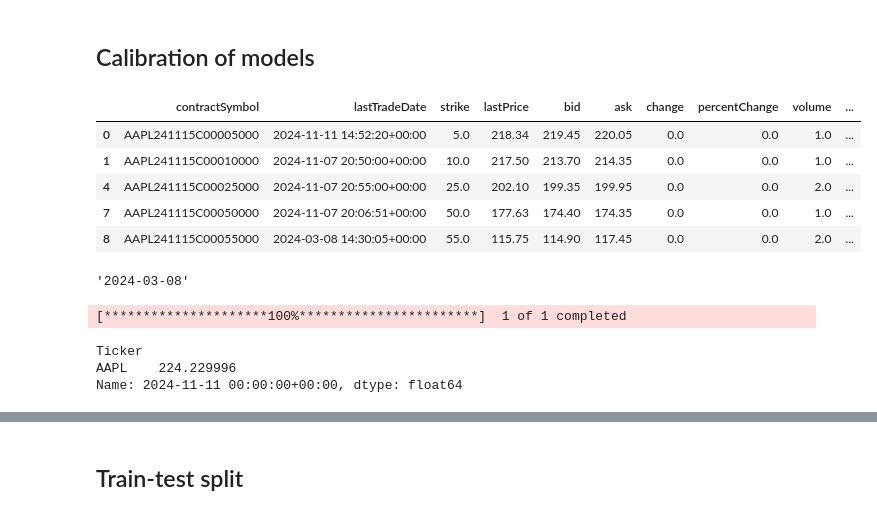
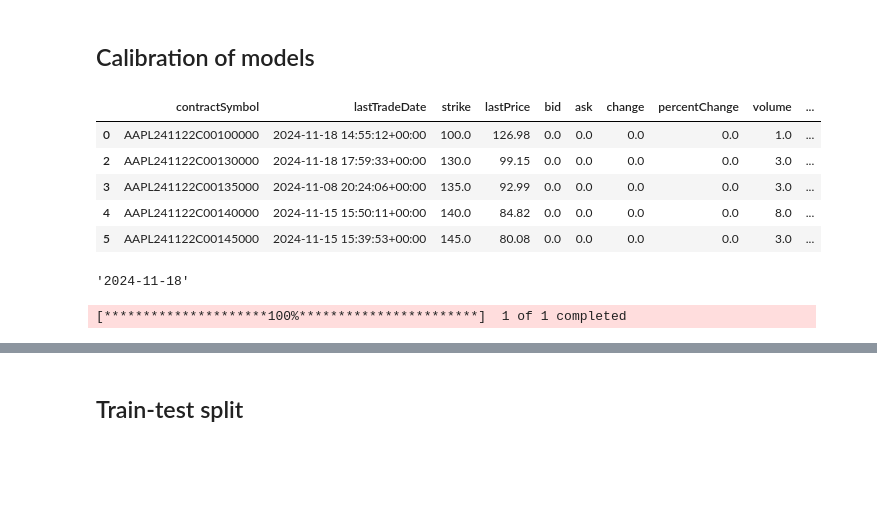
Before and after one commit to peulsilva/EA_recherche, a Jupyter notebook: notebooks/08-calibration.ipynb, the cells around one changed output, grey strips where cells are left out. Cells and saved outputs as stored; diff of their text form; code cells hidden in the pictures; blank space fills up the shorter version.

```diff
--- a/notebooks/08-calibration.ipynb
+++ b/notebooks/08-calibration.ipynb
@@ -53,22 +54,22 @@ def fetch_options(ticker : str):
 # %%
 aapl_options = fetch_options('AAPL')
 aapl_options['lastTradeDay'] = pd.to_datetime(aapl_options.lastTradeDate.dt.date)
 aapl_options = aapl_options[~aapl_options.volume.isna()]
-aapl_options['option_price'] = (aapl_options['bid']+aapl_options['ask'])/2
-aapl_options['T'] = aapl_options.apply(lambda x: (len(pd.bdate_range(datetime.today().date(), x['expirationDate'])) - 1)/252, axis = 1)
+aapl_options['option_price'] = aapl_options['lastPrice']#(aapl_options['bid']+aapl_options['ask'])/2
+aapl_options['T'] = aapl_options.apply(lambda x: (len(pd.bdate_range(x['lastTradeDay'], x['expirationDate'])) - 1)/252, axis = 1)
 aapl_options.head()
 # %% [output]
 |  | contractSymbol | lastTradeDate | strike | lastPrice | bid | ask | change | percentChange | volume | ... |
-| 0 | AAPL241115C00005000 | 2024-11-11 14:52:20+00:00 | 5.0 | 218.34 | 219.45 | 220.05 | 0.0 | 0.0 | 1.0 | ... |
-| 1 | AAPL241115C00010000 | 2024-11-07 20:50:00+00:00 | 10.0 | 217.50 | 213.70 | 214.35 | 0.0 | 0.0 | 1.0 | ... |
-| 4 | AAPL241115C00025000 | 2024-11-07 20:55:00+00:00 | 25.0 | 202.10 | 199.35 | 199.95 | 0.0 | 0.0 | 2.0 | ... |
-| 7 | AAPL241115C00050000 | 2024-11-07 20:06:51+00:00 | 50.0 | 177.63 | 174.40 | 174.35 | 0.0 | 0.0 | 1.0 | ... |
-| 8 | AAPL241115C00055000 | 2024-03-08 14:30:05+00:00 | 55.0 | 115.75 | 114.90 | 117.45 | 0.0 | 0.0 | 2.0 | ... |
+| 0 | AAPL241122C00100000 | 2024-11-18 14:55:12+00:00 | 100.0 | 126.98 | 0.0 | 0.0 | 0.0 | 0.0 | 1.0 | ... |
+| 2 | AAPL241122C00130000 | 2024-11-18 17:59:33+00:00 | 130.0 | 99.15 | 0.0 | 0.0 | 0.0 | 0.0 | 3.0 | ... |
+| 3 | AAPL241122C00135000 | 2024-11-08 20:24:06+00:00 | 135.0 | 92.99 | 0.0 | 0.0 | 0.0 | 0.0 | 3.0 | ... |
+| 4 | AAPL241122C00140000 | 2024-11-15 15:50:11+00:00 | 140.0 | 84.82 | 0.0 | 0.0 | 0.0 | 0.0 | 8.0 | ... |
+| 5 | AAPL241122C00145000 | 2024-11-15 15:39:53+00:00 | 145.0 | 80.08 | 0.0 | 0.0 | 0.0 | 0.0 | 3.0 | ... |
 # %%
 start_date = aapl_options['lastTradeDay'].min()
 end_date = aapl_options['lastTradeDay'].max()
 # %%
-str(start_date.date())
+str(end_date.date())
 # %% [output]
-'2024-03-08'
+'2024-11-18'
 # %%
@@ -76,11 +80,5 @@ aapl_prices = yf.download("AAPL", start = str(start_date.date()), end = str(end_
 # %% [output]
 [*********************100%***********************]  1 of 1 completed
-# %%
-aapl_prices.iloc[-1]
-# %% [output]
-Ticker
-AAPL    224.229996
-Name: 2024-11-11 00:00:00+00:00, dtype: float64
 # %%
 aapl_prices.index = aapl_prices.index.tz_localize(None)
 # %%
```
Also changed, not shown: parts of 19 cells of this notebook.
